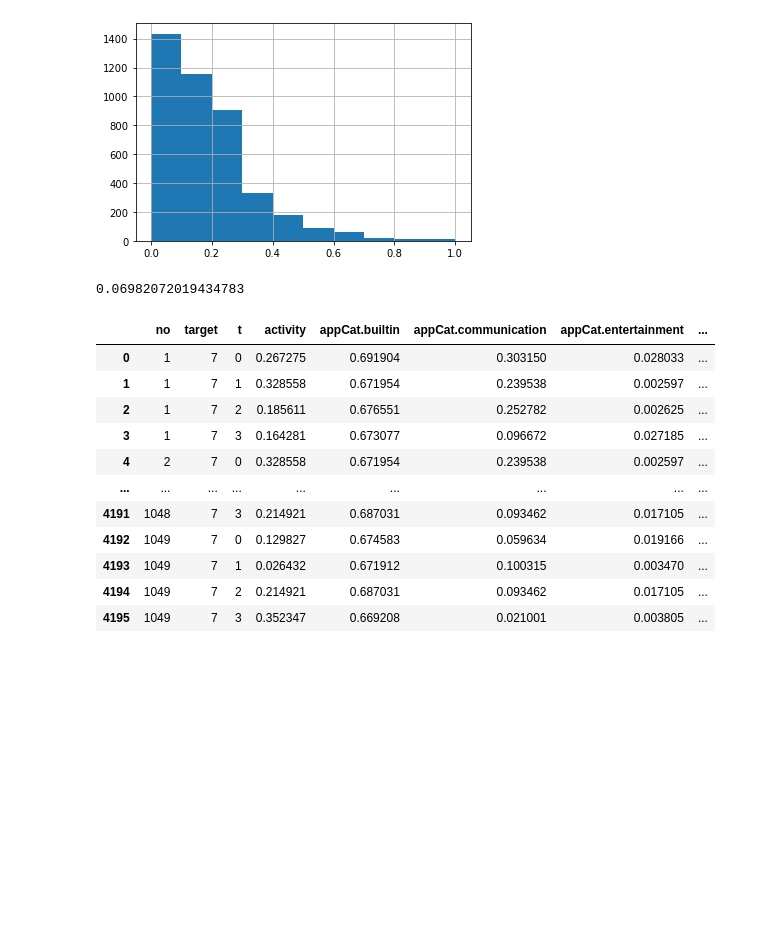
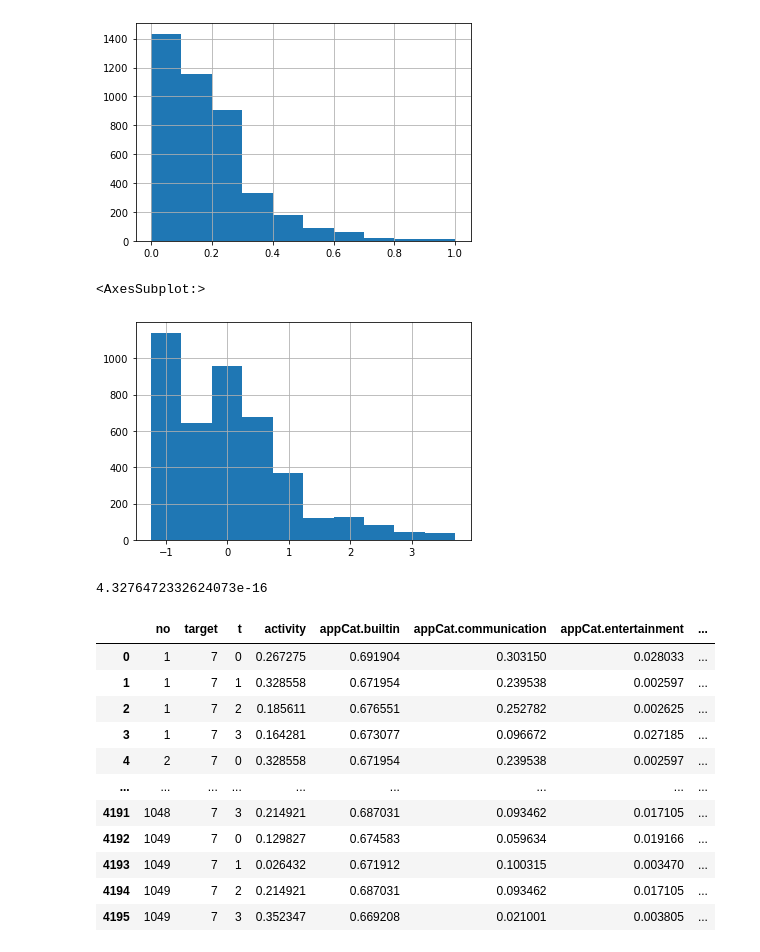
Before and after one commit to martijnwijs/Data-Mining-2021, a Jupyter notebook: ass1/data_exploration_improved.ipynb, the cells around one changed output. Drawn from its saved outputs; the diff is of its cells as text; code cells hidden in the pictures; blank space fills up the shorter version.

```diff
--- a/ass1/data_exploration_improved.ipynb
+++ b/ass1/data_exploration_improved.ipynb
@@ -31,10 +31,19 @@ df['activity'].hist()
 # %% [output]
 <AxesSubplot:>
 [figure]
+# %%
+# option2: standardize data, including output and input mood standard
+from sklearn.preprocessing import StandardScaler
+sc = StandardScaler()
+df[['call', 'sms', 'circumplex.arousal', 'circumplex.valence', 'mood', 'activity', 'appCat.builtin', 'appCat.communication', 'appCat.entertainment', 'appCat.other', 'appCat.social', 'appCat.unknown', 'appCat.utilities', 'screen', 'appCat.finance', 'appCat.office', 'appCat.travel', 'appCat.weather', 'appCat.game']] = sc.fit_transform(df[['call', 'sms', 'circumplex.arousal', 'circumplex.valence', 'mood', 'activity', 'appCat.builtin', 'appCat.communication', 'appCat.entertainment', 'appCat.other', 'appCat.social', 'appCat.unknown', 'appCat.utilities', 'screen', 'appCat.finance', 'appCat.office', 'appCat.travel', 'appCat.weather', 'appCat.game']])
+df['activity'].hist()
+# %% [output]
+<AxesSubplot:>
+[figure, added]
 # %%
 df['call'].mean()
 # %% [output]
-0.06982072019434783
+4.3276472332624073e-16
 # %%
 def filter_outliers(df, category):
     q_hi = df[category].quantile(0.99) # quantiles
```
Also changed, not shown: parts of 2 cells of this notebook, 8 other files.
